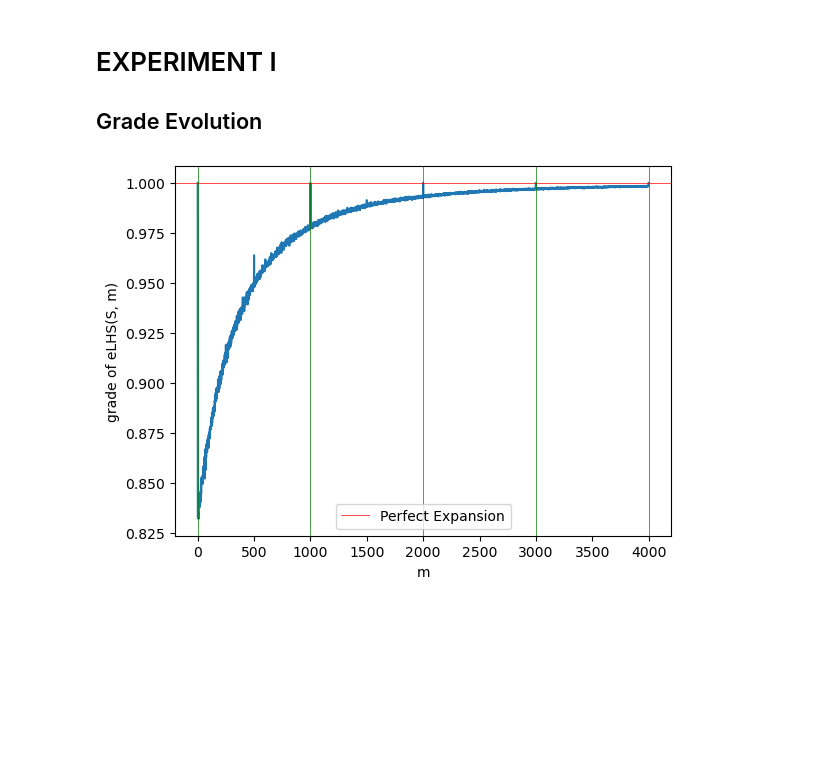
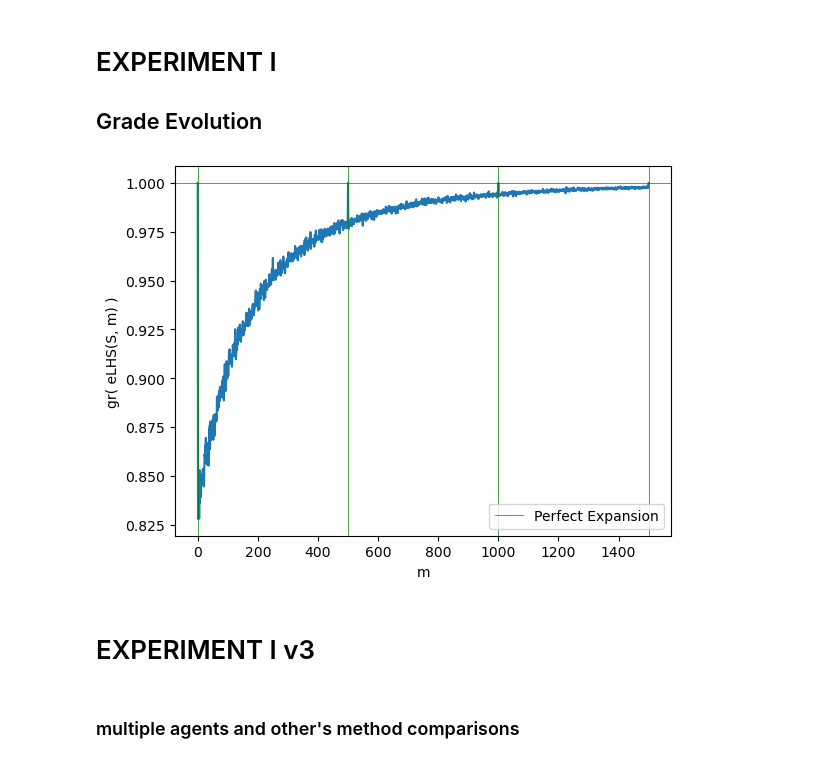
Before and after one commit to alecrespi/latinexpansion, a Jupyter notebook: EXPERIMENTS.ipynb, the cells around one changed output. Drawn from its saved outputs; the diff is of its cells as text; code cells hidden in the pictures; blank space fills up the shorter version.

```diff
--- a/EXPERIMENTS.ipynb
+++ b/EXPERIMENTS.ipynb
@@ -295,11 +149,11 @@ ax.plot(xs, ys)
 # EXPERIMENT I
 ## Grade Evolution
 # %%
-N, P = 1000, 2
+N, P = 500, 5
 exp1ss = LHSampler(d=P).random(N)
 # %%
 
-K = 4  # M ranges from N to K*N
+K = 3  # M ranges from N to K*N
 ms = np.array((range(0, K*N + 1)), dtype=int)
 ys = np.vectorize(lambda M: grade(exp1ss, M) + M/(N+M))(ms)
 # %%
@@ -312,6 +171,6 @@ ys = np.vectorize(lambda M: grade(exp1ss, M) + M/(N+M))(ms)
 # %%
-dumped_data = expget("exp1.grade_evol")["datalist"][0]
-data = np.array(dumped_data["data"])
-ms, ys = data[:, 0], data[:, 1]
-N, P = dumped_data["N"], dumped_data["P"]
-exp1ss = np.array(dumped_data["S"])
+# dumped_data = expget("exp1.grade_evol")["datalist"][0]
+# data = np.array(dumped_data["data"])
+# ms, ys = data[:, 0], data[:, 1]
+# N, P = dumped_data["N"], dumped_data["P"]
+# exp1ss = np.array(dumped_data["S"])
@@ -320,11 +177,16 @@ usePlotSampleSet(exp1ss, s=2, c="blue")()
 # %%
 plt.plot(ms, ys)
 plt.xlabel("m")
-plt.ylabel("grade of eLHS(S, m)")
+plt.ylabel("gr( eLHS(S, m) )")
 plt.axhline(1.0, color='red', linestyle='-', linewidth = 0.5, label = "Perfect Expansion")
 for K in range(0, K + 1):
     plt.axvline(K * N, color='green', linestyle='-', linewidth = 0.5)
 plt.legend()
+# plt.savefig("./data/plots/strat_evol.N_" + str(N) + ".P_" + str(P) + ".png")
 plt.show()
 # %% [output]
-[figure, old version]
+[figure, new version]
+# %% [markdown]
+# EXPERIMENT I v3
+# %% [markdown]
+### multiple agents and other's method comparisons
```
Also changed, not shown: parts of 44 cells of this notebook, 13 other files.
